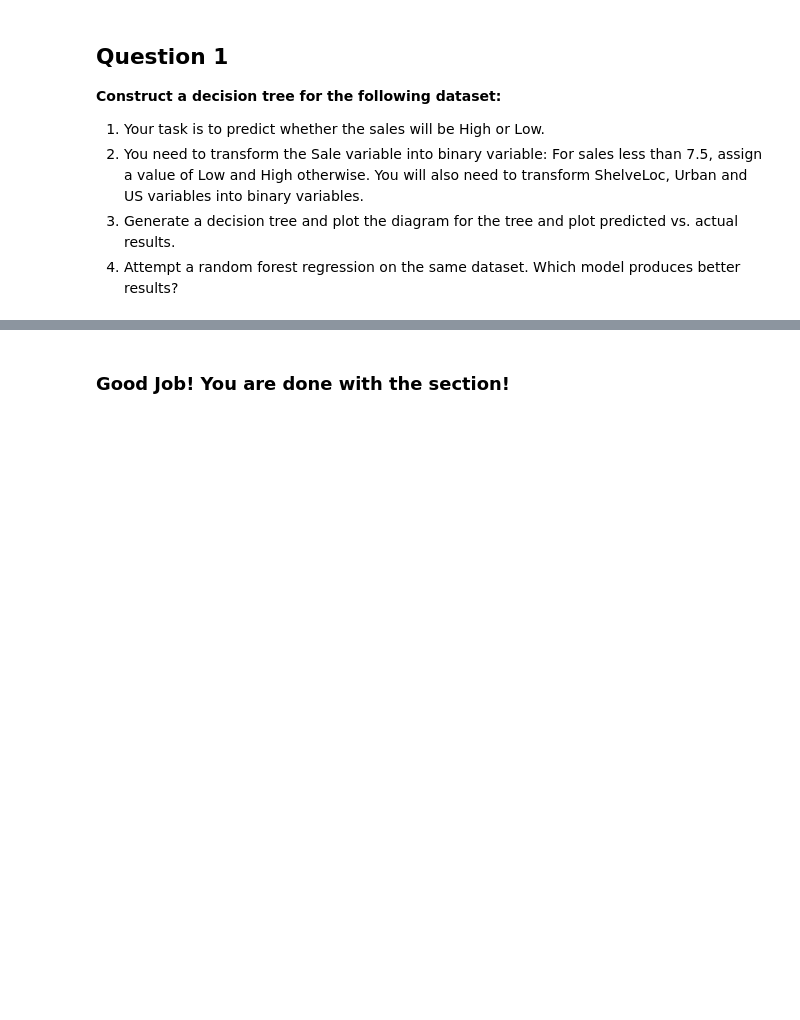
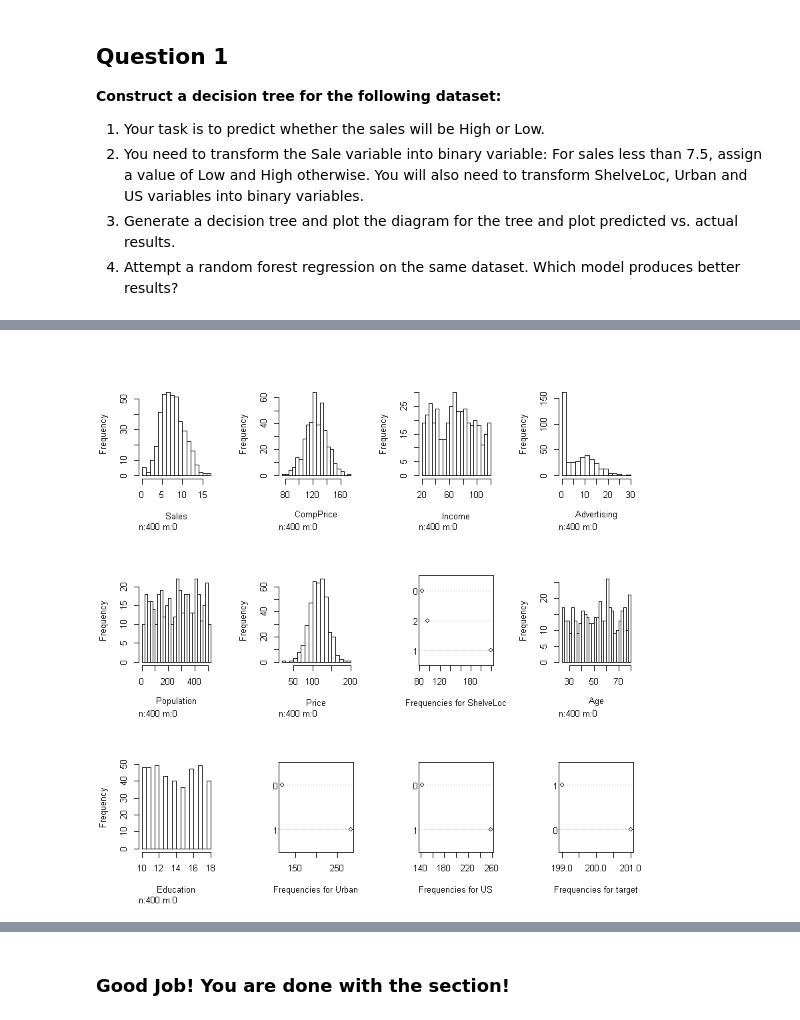
Before and after one commit to asad2011ai/Machine_Learning-Supervised_Learning, a Jupyter notebook: Supervised Learning.ipynb, the cells around one changed output, grey strips where cells are left out. Saved outputs shown, nothing was run; the diff lists cells and outputs as text; code cells hidden in the pictures; blank space fills up the shorter version.

```diff
--- a/Supervised Learning.ipynb
+++ b/Supervised Learning.ipynb
@@ -860,0 +1006,5 @@ head(Carseats)
+# %%
+library(Hmisc)
+hist.data.frame(df)
+# %% [output]
+[figure, added]
```
Also changed, not shown: parts of 46 cells of this notebook, 1 other file.
